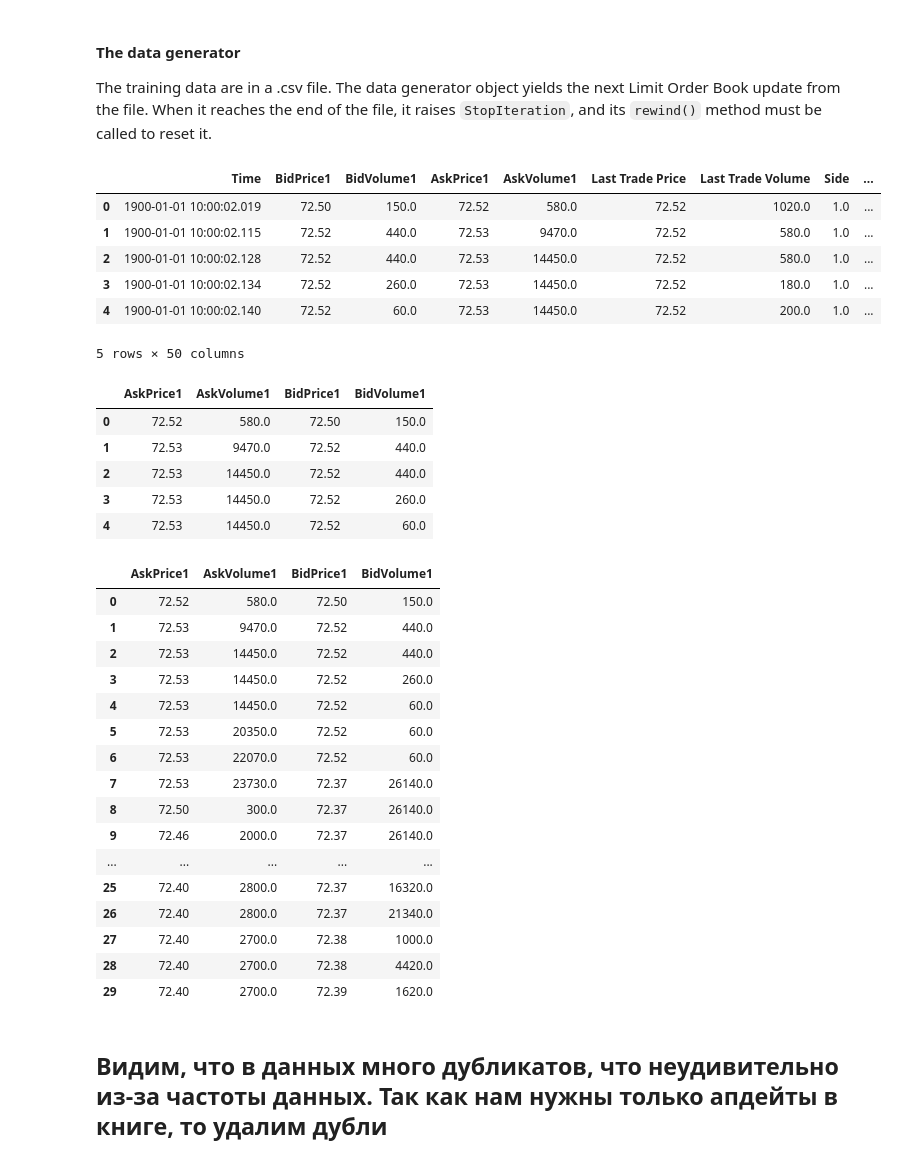
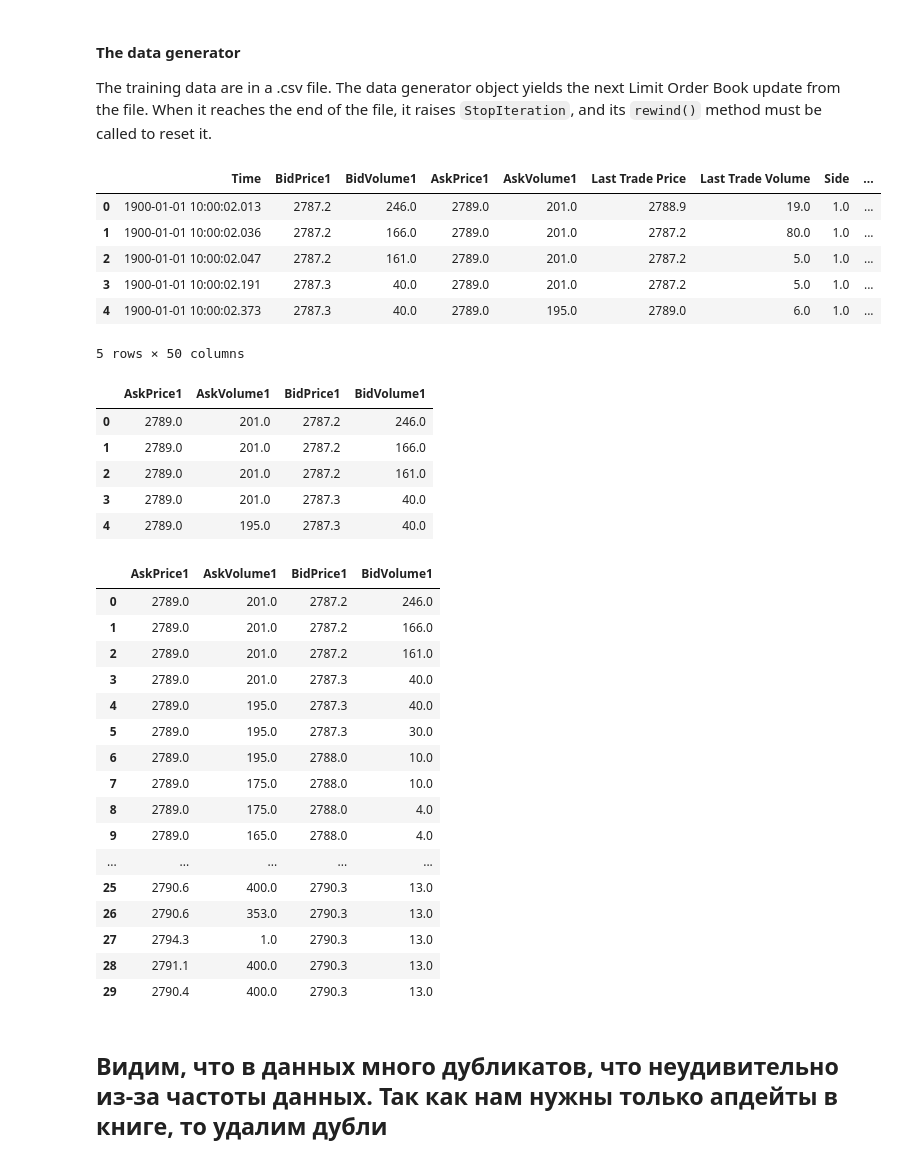
Before and after one commit to koteyevlev/MarketMakingMLAlgo, a Jupyter notebook: ML_in_Finance_MarketMaking.ipynb, the cells around one changed output. Drawn from its saved outputs; the diff is of its cells as text; code cells hidden in the pictures.

```diff
--- a/ML_in_Finance_MarketMaking.ipynb
+++ b/ML_in_Finance_MarketMaking.ipynb
@@ -94,46 +94,46 @@ class DataFeed(object):
     def rewind(self):
         self.__gen = (row for row in self.data_RA)
 # %%
-t = pd.read_csv('SBER20150310.csv')
+t = pd.read_csv('LKOH20150310.csv')
 t.head()
 # %% [output]
 |  | Time | BidPrice1 | BidVolume1 | AskPrice1 | AskVolume1 | Last Trade Price | Last Trade Volume | Side | ... |
-| 0 | 1900-01-01 10:00:02.019 | 72.50 | 150.0 | 72.52 | 580.0 | 72.52 | 1020.0 | 1.0 | ... |
-| 1 | 1900-01-01 10:00:02.115 | 72.52 | 440.0 | 72.53 | 9470.0 | 72.52 | 580.0 | 1.0 | ... |
-| 2 | 1900-01-01 10:00:02.128 | 72.52 | 440.0 | 72.53 | 14450.0 | 72.52 | 580.0 | 1.0 | ... |
-| 3 | 1900-01-01 10:00:02.134 | 72.52 | 260.0 | 72.53 | 14450.0 | 72.52 | 180.0 | 1.0 | ... |
-| 4 | 1900-01-01 10:00:02.140 | 72.52 | 60.0 | 72.53 | 14450.0 | 72.52 | 200.0 | 1.0 | ... |
+| 0 | 1900-01-01 10:00:02.013 | 2787.2 | 246.0 | 2789.0 | 201.0 | 2788.9 | 19.0 | 1.0 | ... |
+| 1 | 1900-01-01 10:00:02.036 | 2787.2 | 166.0 | 2789.0 | 201.0 | 2787.2 | 80.0 | 1.0 | ... |
+| 2 | 1900-01-01 10:00:02.047 | 2787.2 | 161.0 | 2789.0 | 201.0 | 2787.2 | 5.0 | 1.0 | ... |
+| 3 | 1900-01-01 10:00:02.191 | 2787.3 | 40.0 | 2789.0 | 201.0 | 2787.2 | 5.0 | 1.0 | ... |
+| 4 | 1900-01-01 10:00:02.373 | 2787.3 | 40.0 | 2789.0 | 195.0 | 2789.0 | 6.0 | 1.0 | ... |
 5 rows × 50 columns
 # %%
 data = t[['AskPrice1', 'AskVolume1', 'BidPrice1', 'BidVolume1']]
 data.head()
 # %% [output]
 |  | AskPrice1 | AskVolume1 | BidPrice1 | BidVolume1 |
-| 0 | 72.52 | 580.0 | 72.50 | 150.0 |
-| 1 | 72.53 | 9470.0 | 72.52 | 440.0 |
-| 2 | 72.53 | 14450.0 | 72.52 | 440.0 |
-| 3 | 72.53 | 14450.0 | 72.52 | 260.0 |
-| 4 | 72.53 | 14450.0 | 72.52 | 60.0 |
+| 0 | 2789.0 | 201.0 | 2787.2 | 246.0 |
+| 1 | 2789.0 | 201.0 | 2787.2 | 166.0 |
+| 2 | 2789.0 | 201.0 | 2787.2 | 161.0 |
+| 3 | 2789.0 | 201.0 | 2787.3 | 40.0 |
+| 4 | 2789.0 | 195.0 | 2787.3 | 40.0 |
 # %%
 data.head(30)
 # %% [output]
 |  | AskPrice1 | AskVolume1 | BidPrice1 | BidVolume1 |
-| 0 | 72.52 | 580.0 | 72.50 | 150.0 |
-| 1 | 72.53 | 9470.0 | 72.52 | 440.0 |
-| 2 | 72.53 | 14450.0 | 72.52 | 440.0 |
-| 3 | 72.53 | 14450.0 | 72.52 | 260.0 |
-| 4 | 72.53 | 14450.0 | 72.52 | 60.0 |
-| 5 | 72.53 | 20350.0 | 72.52 | 60.0 |
-| 6 | 72.53 | 22070.0 | 72.52 | 60.0 |
-| 7 | 72.53 | 23730.0 | 72.37 | 26140.0 |
-| 8 | 72.50 | 300.0 | 72.37 | 26140.0 |
-| 9 | 72.46 | 2000.0 | 72.37 | 26140.0 |
+| 0 | 2789.0 | 201.0 | 2787.2 | 246.0 |
+| 1 | 2789.0 | 201.0 | 2787.2 | 166.0 |
+| 2 | 2789.0 | 201.0 | 2787.2 | 161.0 |
+| 3 | 2789.0 | 201.0 | 2787.3 | 40.0 |
+| 4 | 2789.0 | 195.0 | 2787.3 | 40.0 |
+| 5 | 2789.0 | 195.0 | 2787.3 | 30.0 |
+| 6 | 2789.0 | 195.0 | 2788.0 | 10.0 |
+| 7 | 2789.0 | 175.0 | 2788.0 | 10.0 |
+| 8 | 2789.0 | 175.0 | 2788.0 | 4.0 |
+| 9 | 2789.0 | 165.0 | 2788.0 | 4.0 |
 | ... | ... | ... | ... | ... |
-| 25 | 72.40 | 2800.0 | 72.37 | 16320.0 |
-| 26 | 72.40 | 2800.0 | 72.37 | 21340.0 |
-| 27 | 72.40 | 2700.0 | 72.38 | 1000.0 |
-| 28 | 72.40 | 2700.0 | 72.38 | 4420.0 |
-| 29 | 72.40 | 2700.0 | 72.39 | 1620.0 |
+| 25 | 2790.6 | 400.0 | 2790.3 | 13.0 |
+| 26 | 2790.6 | 353.0 | 2790.3 | 13.0 |
+| 27 | 2794.3 | 1.0 | 2790.3 | 13.0 |
+| 28 | 2791.1 | 400.0 | 2790.3 | 13.0 |
+| 29 | 2790.4 | 400.0 | 2790.3 | 13.0 |
 # %% [markdown]
 ## Видим, что в данных много дубликатов, что неудивительно из-за частоты данных. Так как нам нужны только апдейты в книге, то удалим дубли
 # %%
```
Also changed, not shown: parts of 11 cells of this notebook, 5 other files.
